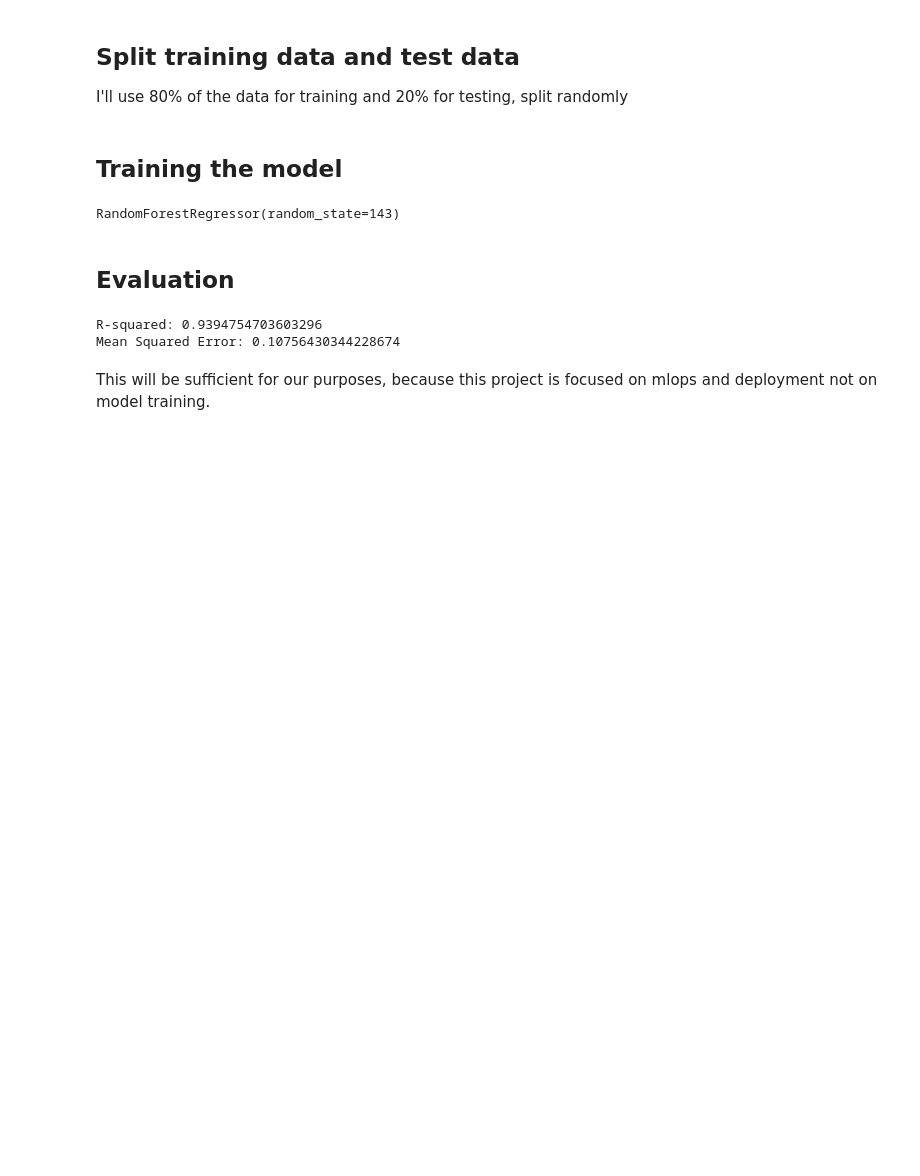
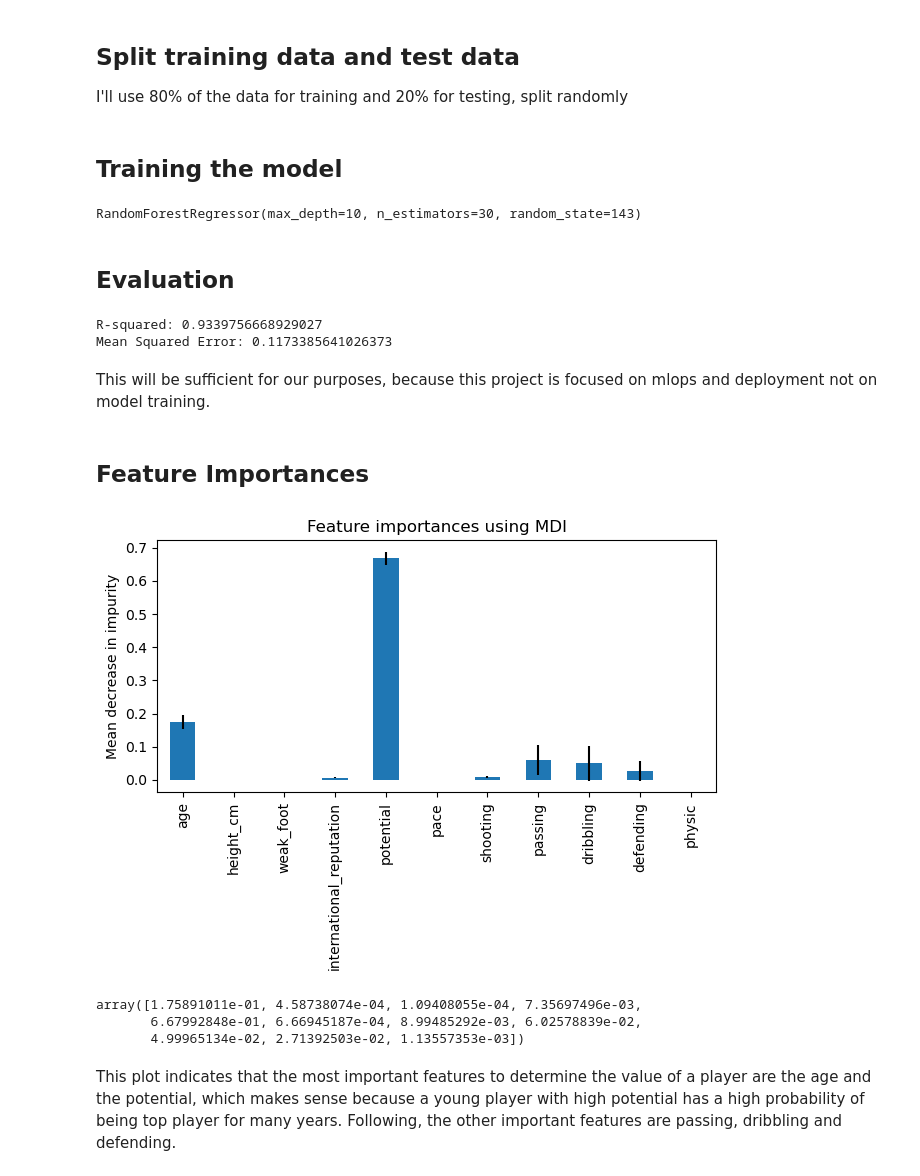
Before and after one commit to hugojira/fifa_players_prices, a Jupyter notebook: notebooks/3.0-hdj-model-training.ipynb, the cells around one changed output. Cells and saved outputs as stored; diff of their text form; code cells hidden in the pictures; blank space fills up the shorter version.

Commit message:
added feature importance plot in the reports figures

```diff
--- a/notebooks/3.0-hdj-model-training.ipynb
+++ b/notebooks/3.0-hdj-model-training.ipynb
@@ -124,12 +125,12 @@ X_train, X_test, y_train, y_test = train_test_split(X, y, test_size=0.2, random_
 ## Training the model
 # %%
 # Create a Random Forest Regressor
-rf_regressor = RandomForestRegressor(n_estimators=100, random_state=143)
+rf_regressor = RandomForestRegressor(n_estimators=30, max_depth=10,random_state=143)
 
 # Fit the model to the training data
 rf_regressor.fit(X_train, y_train)
 # %% [output]
-RandomForestRegressor(random_state=143)
+RandomForestRegressor(max_depth=10, n_estimators=30, random_state=143)
 # %% [markdown]
 ## Evaluation
 # %%
@@ -143,7 +144,33 @@ mse = mean_squared_error(y_test, y_pred)
 print("R-squared:", r2)
 print("Mean Squared Error:", mse)
 # %% [output]
-R-squared: 0.9394754703603296
-Mean Squared Error: 0.10756430344228674
+R-squared: 0.9339756668929027
+Mean Squared Error: 0.1173385641026373
 # %% [markdown]
 This will be sufficient for our purposes, because this project is focused on mlops and deployment not on model training.
+# %% [markdown]
+## Feature Importances
+# %%
+feature_names = [f"feature {i}" for i in range(X.shape[1])]
+
+importances = rf_regressor.feature_importances_
+std = np.std([tree.feature_importances_ for tree in rf_regressor.estimators_], axis=0)
+
+forest_importances = pd.Series(importances, index=features)
+
+fig, ax = plt.subplots()
+forest_importances.plot.bar(yerr=std, ax=ax)
+ax.set_title("Feature importances using MDI")
+ax.set_ylabel("Mean decrease in impurity")
+fig.tight_layout()
+fig.savefig("/Users/hugo/PyProjects/fifa-players-prices/fifa_players_prices/reports/figures/feature_importance_max-depth-10_n_estimators-30.png")
+# %% [output]
+[figure, added]
+# %%
+rf_regressor.feature_importances_
+# %% [output]
+array([1.75891011e-01, 4.58738074e-04, 1.09408055e-04, 7.35697496e-03,
+       6.67992848e-01, 6.66945187e-04, 8.99485292e-03, 6.02578839e-02,
+       4.99965134e-02, 2.71392503e-02, 1.13557353e-03])
+# %% [markdown]
+This plot indicates that the most important features to determine the value of a player are the age and the potential, which makes sense because a young player with high potential has a high probability of being top player for many years. Following, the other important features are passing, dribbling and defending.
```
Also changed, not shown: parts of 1 cell of this notebook, 1 other file.
